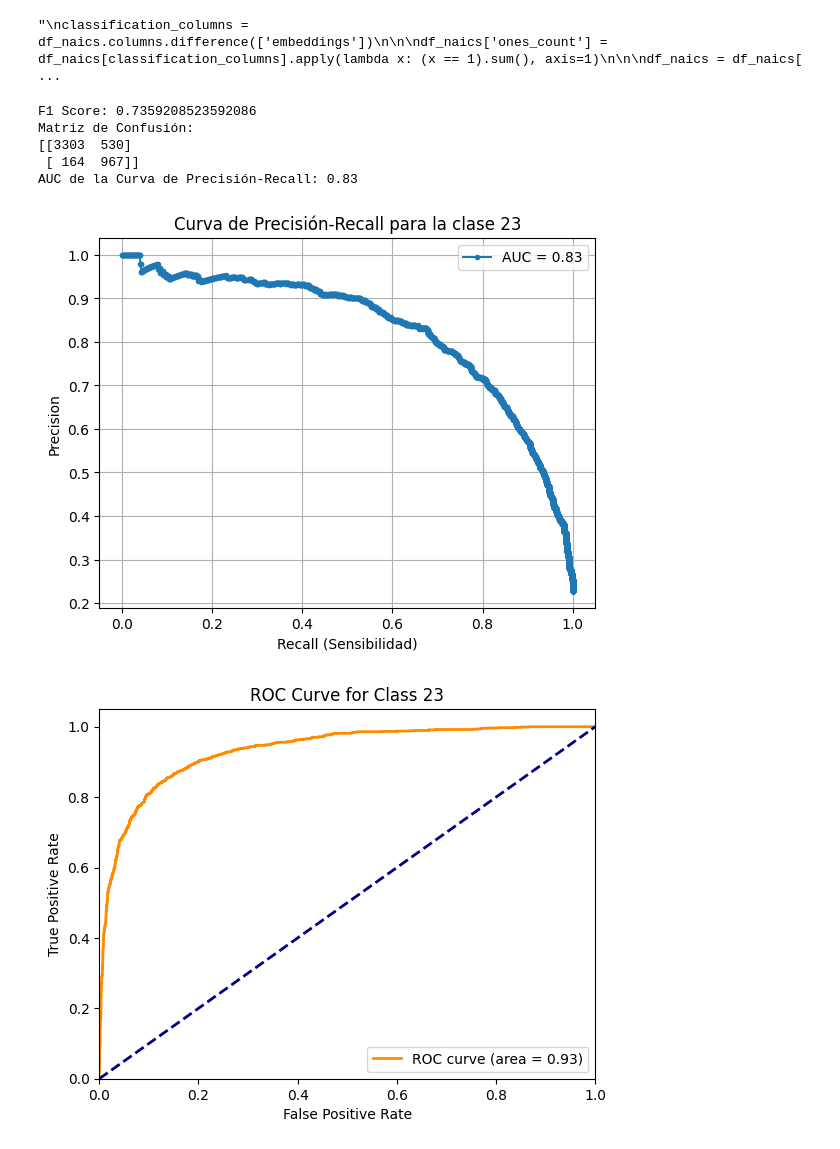
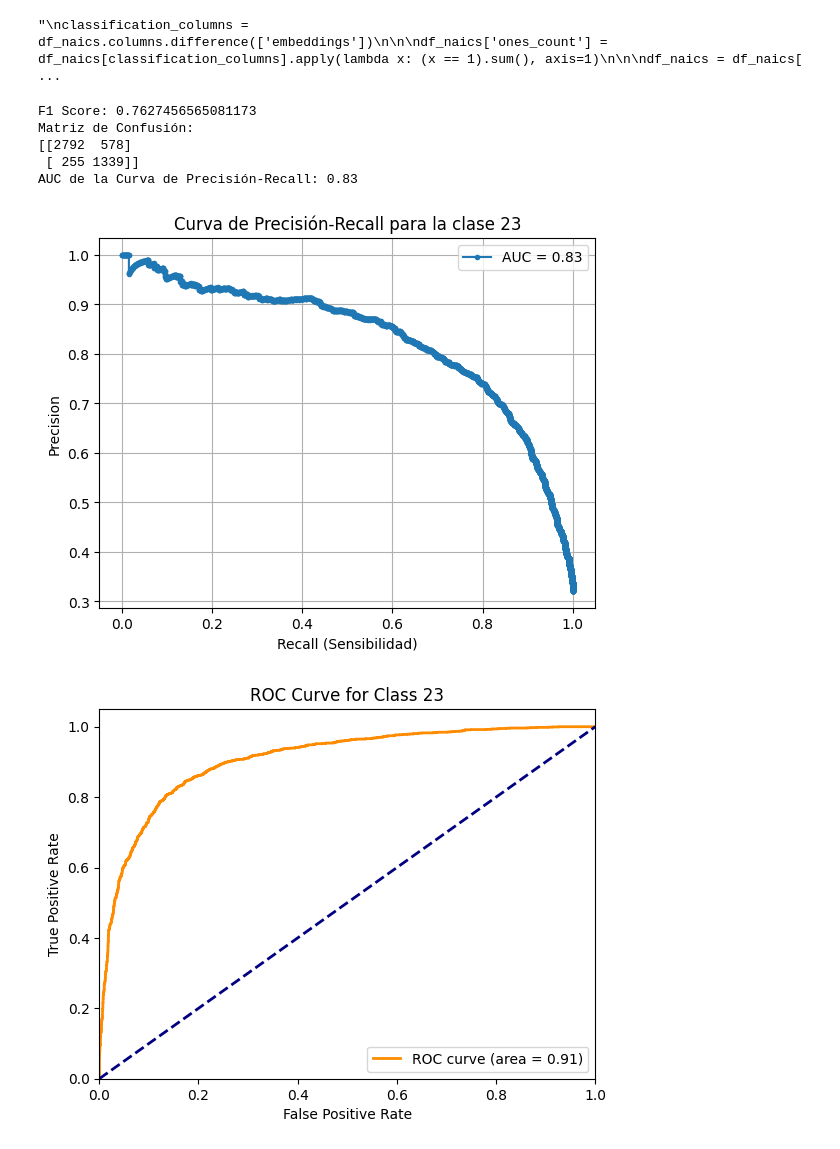
Before and after one commit to Zrive/zrive-ds-1q24-industry-classification, a Jupyter notebook: notebooks/classification_binarized.ipynb, the cells around one changed output. Saved outputs shown, nothing was run; the diff lists cells and outputs as text; code cells hidden in the pictures.

```diff
--- a/notebooks/classification_binarized.ipynb
+++ b/notebooks/classification_binarized.ipynb
@@ -727,7 +764,7 @@ df_naics['embeddings'] = df_naics['embeddings'].apply(ast.literal_eval)
 # %%
 
 X = np.array(df_naics['embeddings'].tolist())
-y = df_naics['23']
+y = df_naics['54']
 
 
 X_train, X_test, y_train, y_test = train_test_split(X, y, test_size=0.2, random_state=42)
@@ -753,35 +790,35 @@ precision, recall, _ = precision_recall_curve(y_test, y_scores)
 auc_score = auc(recall, precision)
 print(f'AUC de la Curva de Precisión-Recall: {auc_score:.2f}')
 
 plt.figure()
 plt.plot(recall, precision, marker='.', label=f'AUC = {auc_score:.2f}')
 plt.title('Curva de Precisión-Recall para la clase 23')
 plt.xlabel('Recall (Sensibilidad)')
 plt.ylabel('Precision')
 plt.legend()
 plt.grid(True)
 plt.show()
 
 
 fpr, tpr, thresholds = roc_curve(y_test, y_scores)
 
 roc_auc = auc(fpr, tpr)
 
 plt.figure()
 plt.plot(fpr, tpr, color='darkorange', lw=2, label='ROC curve (area = %0.2f)' % roc_auc)
 plt.plot([0, 1], [0, 1], color='navy', lw=2, linestyle='--')
 plt.xlim([0.0, 1.0])
 plt.ylim([0.0, 1.05])
 plt.xlabel('False Positive Rate')
 plt.ylabel('True Positive Rate')
 plt.title('ROC Curve for Class 23')
 plt.legend(loc="lower right")
 plt.show()
 # %% [output]
-F1 Score: 0.7359208523592086
+F1 Score: 0.7627456565081173
 Matriz de Confusión:
-[[3303  530]
- [ 164  967]]
+[[2792  578]
+ [ 255 1339]]
 AUC de la Curva de Precisión-Recall: 0.83
-[figure, old version]
+[figure, new version]
-[figure, old version]
+[figure, new version]
```
Also changed, not shown: parts of 7 cells of this notebook.
